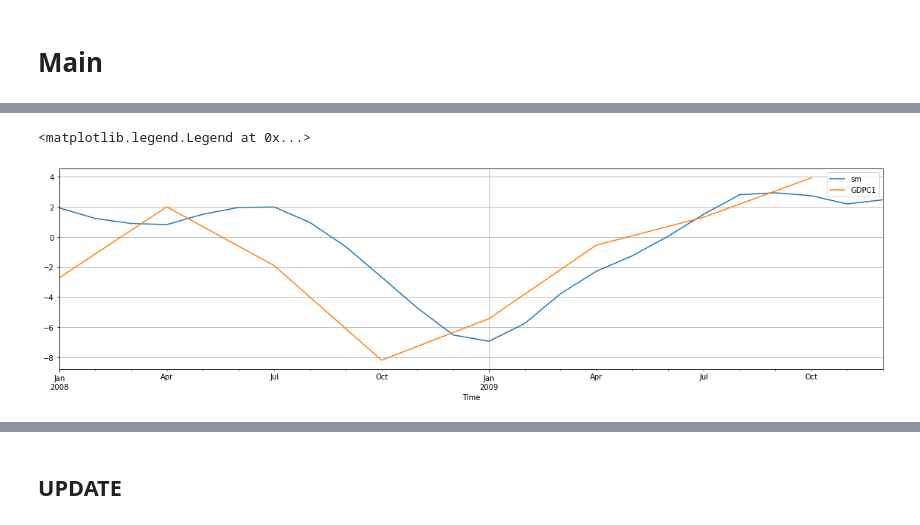
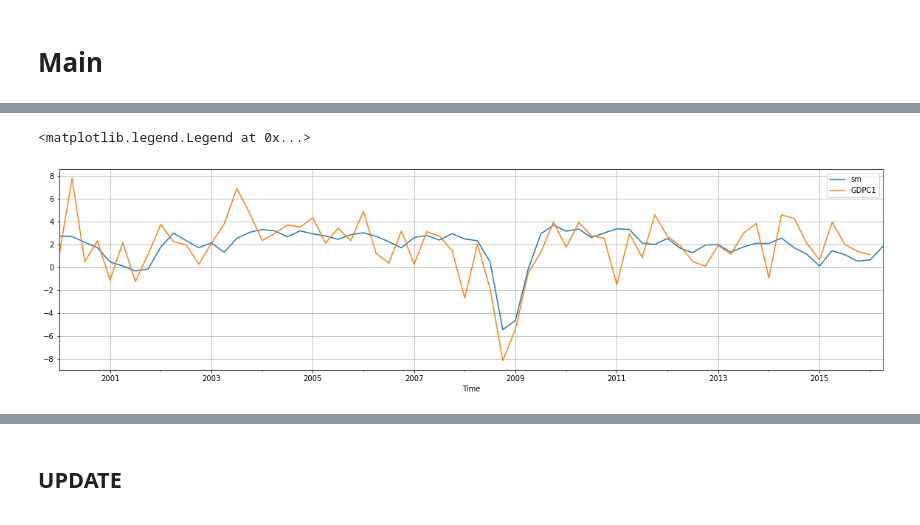
Before and after one commit to hyunchangyi/nowcasting, a Jupyter notebook: nowcasting.ipynb, the cells around one changed output, grey strips where cells are left out. Drawn from its saved outputs; the diff is of its cells as text; code cells hidden in the pictures.

```diff
--- a/nowcasting.ipynb
+++ b/nowcasting.ipynb
@@ -1559,12 +1569,12 @@ Res = dfm(y, X_mean, X_std, M, S, spec, blocks, par, 'us_res_t5')
 # %%
-x_sm, x_tr = get_smoothed('res_t5', 'GDPC1', ['Global', 'Soft', 'Real', 'Labor'])
+x_sm, x_tr = get_smoothed('us_res_t5', 'GDPC1', ['Global'])
 
 fig, axs = plt.subplots(1, 1, figsize=(20, 5))
 
-x_sm.loc['2008':'2009'].plot(ax=axs, label='sm')
-x_tr.loc['2008':'2009'].plot(ax=axs)
+x_sm.resample('Q').last().plot(ax=axs, label='sm')
+x_tr.plot(ax=axs)
 axs.grid()
 axs.legend()
 # %% [output]
 <matplotlib.legend.Legend at 0x...>
-[figure, old version]
+[figure, new version]
```
Also changed, not shown: parts of 5 cells of this notebook, 4 other files.
